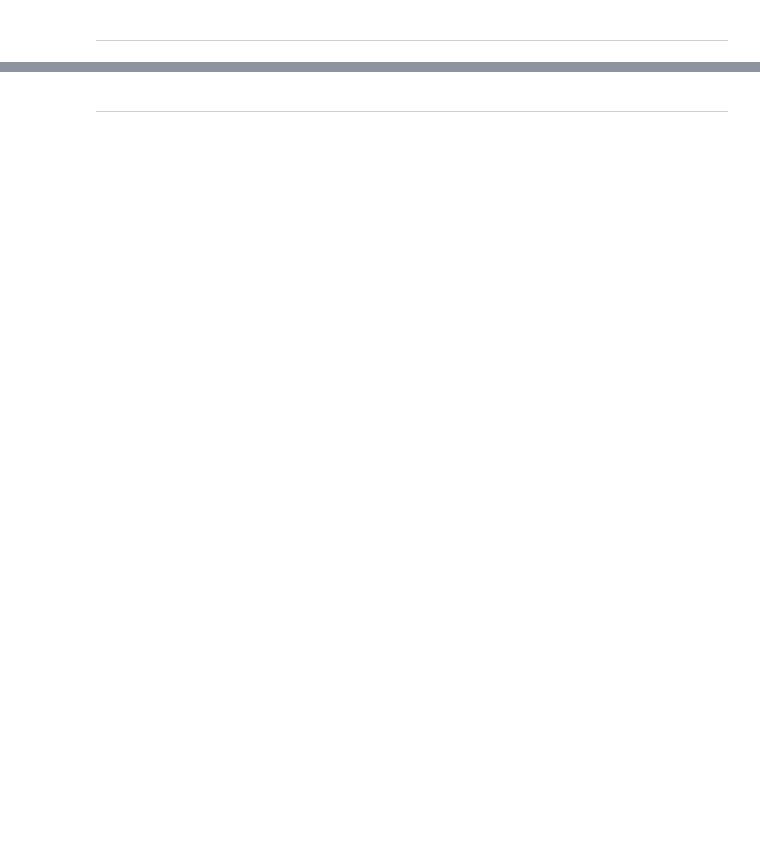
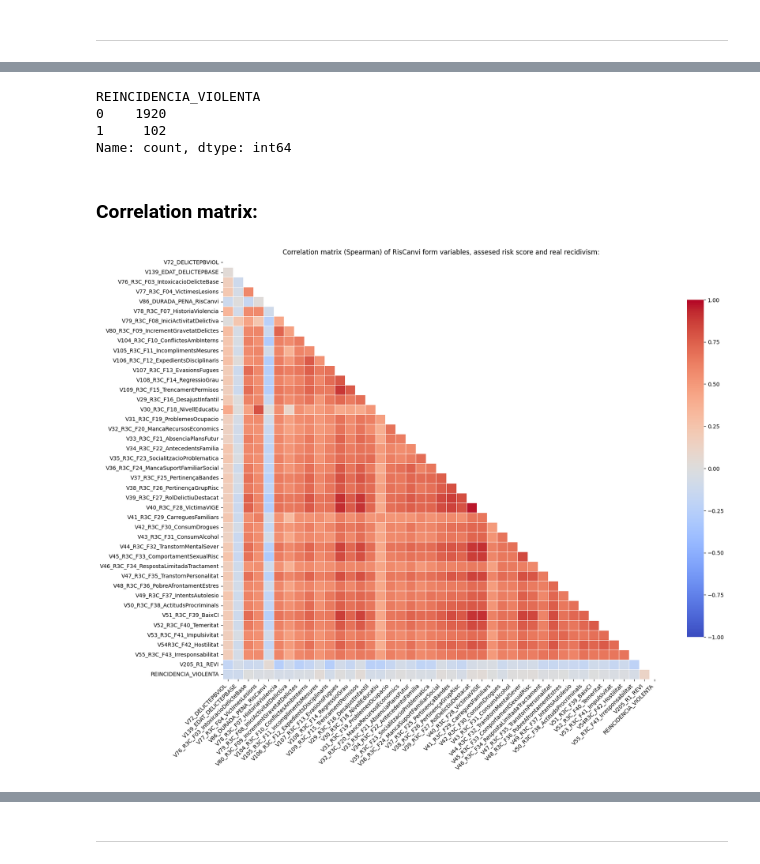
Before and after one commit to jonaszszpoton/rec_analysis, a Jupyter notebook: pipeline_1.ipynb, the cells around one changed output, grey strips where cells are left out. Cells and saved outputs as stored; diff of their text form; code cells hidden in the pictures; blank space fills up the shorter version.

```diff
--- a/pipeline_1.ipynb
+++ b/pipeline_1.ipynb
@@ -201,0 +43,2 @@ df_full = pd.concat([X, df[y_val]], axis=1) # full df for further anaylisis
+# %%
+df_all = pd.read_csv('data/CPRS.csv')
@@ -201,0 +49,11 @@ df_full = pd.concat([X, df[y_val]], axis=1) # full df for further anaylisis
+# %%
+riscanvi_features = ['V72_DELICTEPBVIOL','V139_EDAT_DELICTEPBASE','V76_R3C_F03_IntoxicacioDelicteBase','V77_R3C_F04_VictimesLesions','V86_DURADA_PENA_RisCanvi',
+                     'V78_R3C_F07_HistoriaViolencia','V79_R3C_F08_IniciActivitatDelictiva','V80_R3C_F09_IncrementGravetatDelictes','V104_R3C_F10_ConflictesAmbInterns',
+                     'V105_R3C_F11_IncomplimentsMesures','V106_R3C_F12_ExpedientsDisciplinaris','V107_R3C_F13_EvasionsFugues','V108_R3C_F14_RegressioGrau','V109_R3C_F15_TrencamentPermisos',
+                     'V29_R3C_F16_DesajustInfantil','V30_R3C_F18_NivellEducatiu','V31_R3C_F19_ProblemesOcupacio','V32_R3C_F20_MancaRecursosEconomics','V33_R3C_F21_AbsenciaPlansFutur','V34_R3C_F22_AntecedentsFamilia',
+                     'V35_R3C_F23_SocialitzacioProblematica','V36_R3C_F24_MancaSuportFamiliarSocial','V37_R3C_F25_PertinençaBandes','V38_R3C_F26_PertinençaGrupRisc','V39_R3C_F27_RolDelictiuDestacat',
+                     'V40_R3C_F28_VictimaVIGE','V41_R3C_F29_CarreguesFamiliars','V42_R3C_F30_ConsumDrogues','V43_R3C_F31_ConsumAlcohol','V44_R3C_F32_TranstornMentalSever','V45_R3C_F33_ComportamentSexualRisc',
+                     'V46_R3C_F34_RespostaLimitadaTractament','V47_R3C_F35_TranstornPersonalitat','V48_R3C_F36_PobreAfrontamentEstres','V49_R3C_F37_IntentsAutolesio','V50_R3C_F38_ActitudsProcriminals','V51_R3C_F39_BaixCI',
+                     'V52_R3C_F40_Temeritat','V53_R3C_F41_Impulsivitat','V54R3C_F42_Hostilitat','V55_R3C_F43_Irresponsabilitat','V205_R1_REVI','REINCIDENCIA_VIOLENTA']
+# %%
+df = df_all[riscanvi_features].dropna()
@@ -201,0 +62,9 @@ df_full = pd.concat([X, df[y_val]], axis=1) # full df for further anaylisis
+# %%
+df['REINCIDENCIA_VIOLENTA'] = df['REINCIDENCIA_VIOLENTA'].replace(2, 0)
+df_all['REINCIDENCIA_VIOLENTA'] = df_all['REINCIDENCIA_VIOLENTA'].replace(2, 0)
+df['REINCIDENCIA_VIOLENTA'].value_counts()
+# %% [output]
+REINCIDENCIA_VIOLENTA
+0    1920
+1     102
+Name: count, dtype: int64
@@ -201,0 +74,26 @@ df_full = pd.concat([X, df[y_val]], axis=1) # full df for further anaylisis
+# %% [markdown]
+### Correlation matrix:
+# %%
+corr_matrix = df.corr(method='spearman')
+
+mask = np.triu(np.ones_like(corr_matrix, dtype=bool))
+
+plt.figure(figsize=(18, 14))
+
+sns.heatmap(
+    corr_matrix,
+    mask=mask,
+    annot=False,
+    fmt=".2f",
+    cmap='coolwarm',
+    vmax=1,
+    vmin=-1,
+    center=0,
+    linewidths=.5,
+    cbar_kws={"shrink": .8} )
+
+plt.title('Correlation matrix (Spearman) of RisCanvi form variables, assesed risk score and real recidivism:')
+plt.xticks(rotation=45, ha='right')
+plt.show()
+# %% [output]
+[figure, added]
```
Also changed, not shown: parts of 126 cells of this notebook, 20 other files.
